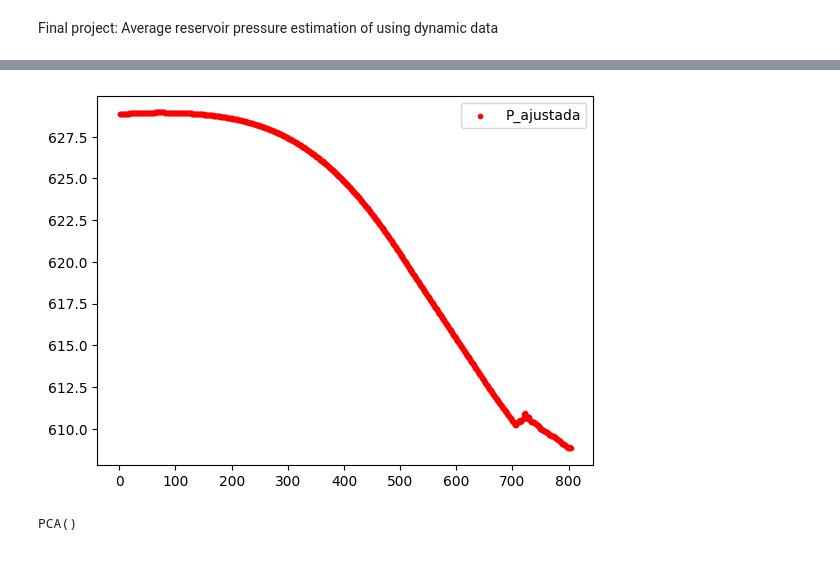
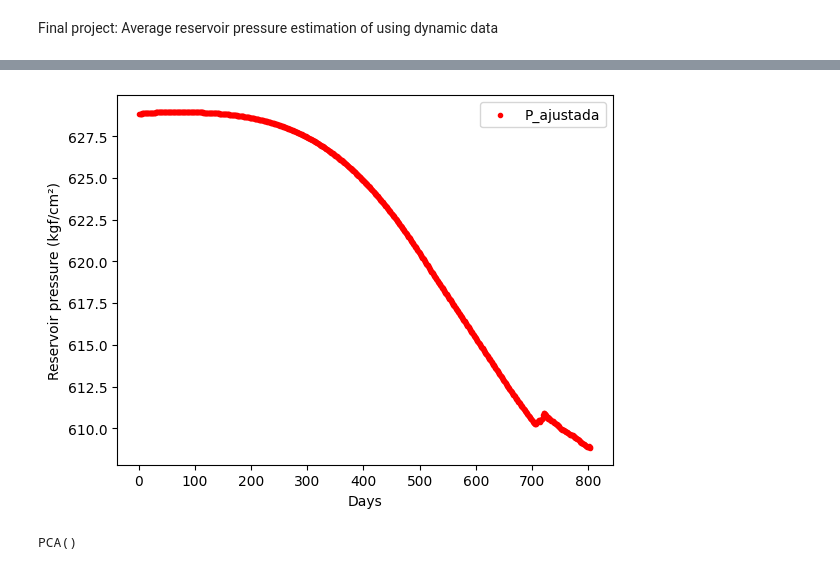
Before and after one commit to ffreitas86/MEC2014, a Jupyter notebook: MEC2014_final_project.ipynb, the cells around one changed output, grey strips where cells are left out. Drawn from its saved outputs; the diff is of its cells as text; code cells hidden in the pictures.

```diff
--- a/MEC2014_final_project.ipynb
+++ b/MEC2014_final_project.ipynb
@@ -36,11 +43,13 @@ X1s = scaler.fit_transform(X1)
 # %%
 dias = range(1,805)
 
 plt.scatter(dias, y, label = 'P_ajustada', color = 'r', marker = '.')
 plt.legend()
+plt.ylabel('Reservoir pressure (kgf/cm²)')
+plt.xlabel('Days')
 plt.show()
 # %% [output]
-[figure, old version]
+[figure, new version]
 # %%
 pca = PCA()
 pca.fit(X1s)
```
Also changed, not shown: parts of 11 cells of this notebook.
